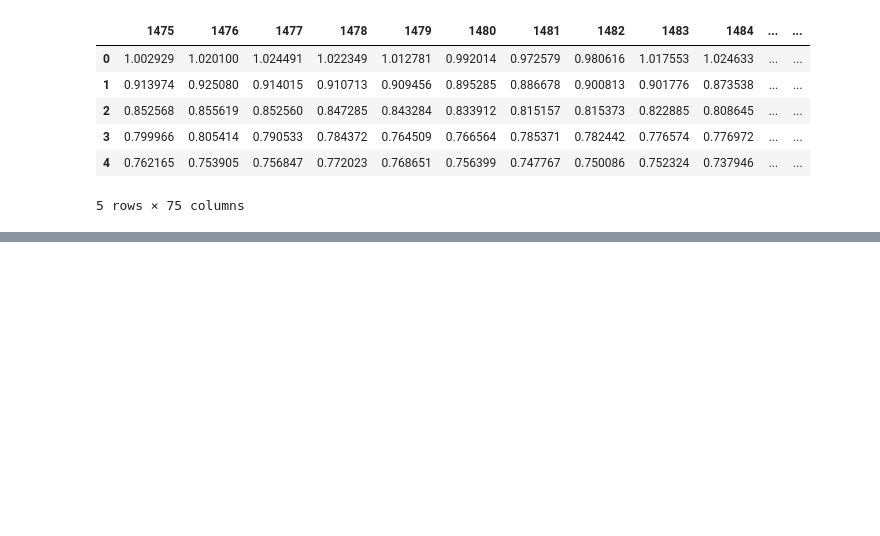
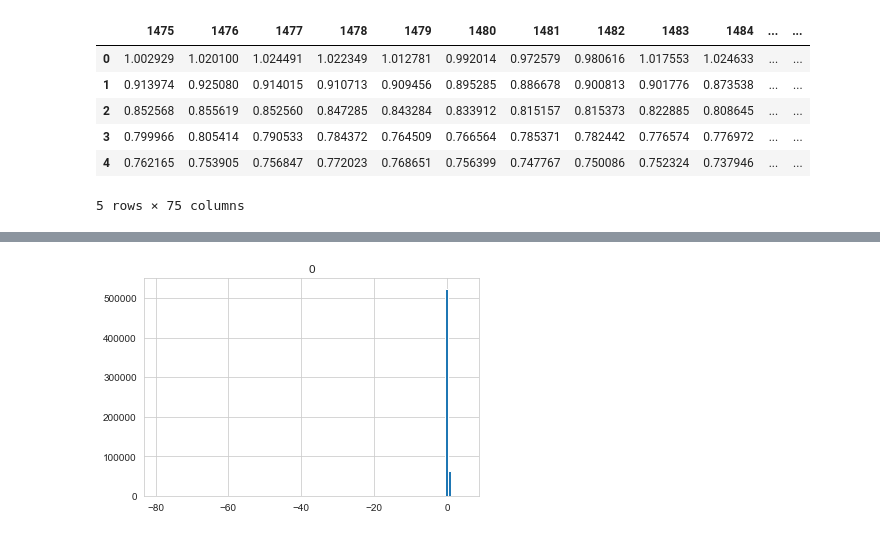
Before and after one commit to PravNJ/galah-test-nut, a Jupyter notebook: feature-engineering.ipynb, the cells around one changed output, grey strips where cells are left out. Cells and saved outputs as stored; diff of their text form; code cells hidden in the pictures; blank space fills up the shorter version.

```diff
--- a/feature-engineering.ipynb
+++ b/feature-engineering.ipynb
@@ -58,0 +78,4 @@ fset_cesium = featurize.featurize_time_series(times=wl_grid_list ,values=df_mask
+# %%
+hist_maximum = fset_cesium["minimum"].hist(bins=100)
+# %% [output]
+[figure, added]
```
Also changed, not shown: parts of 10 cells of this notebook, 1 other file.
